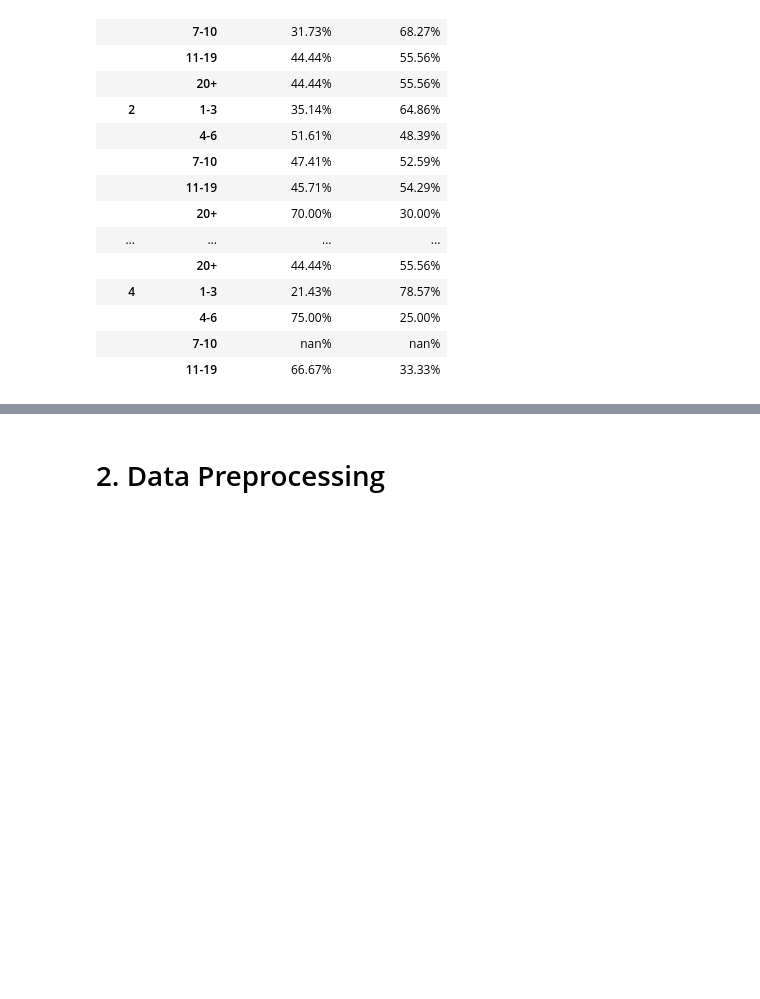
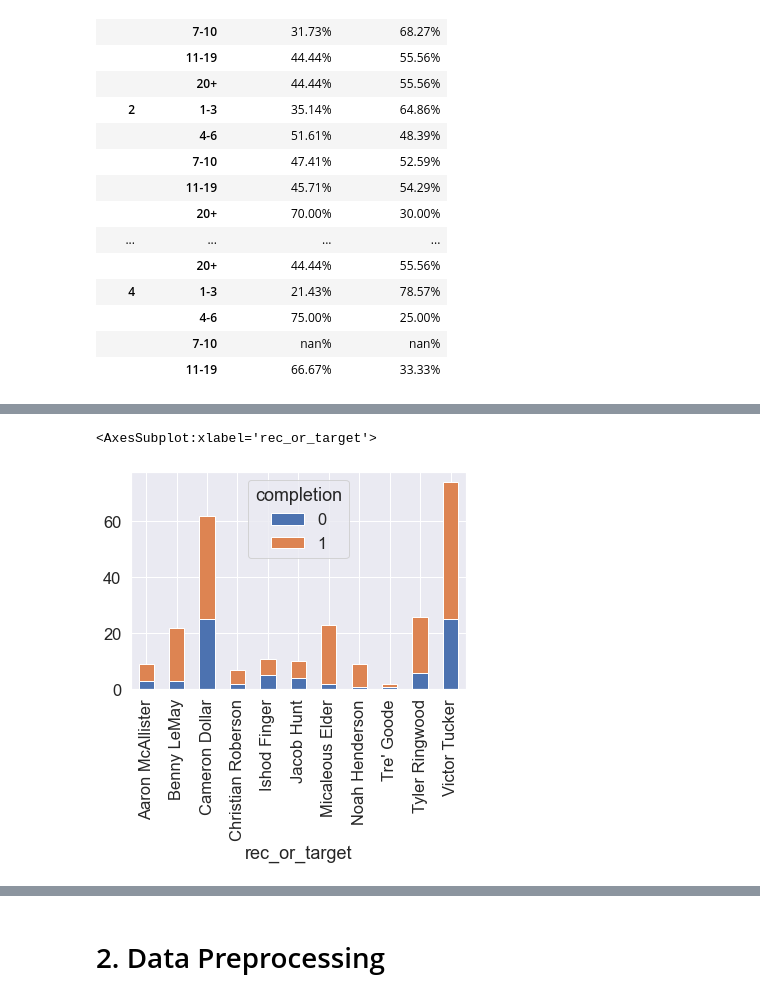
Before and after one commit to vermeer5/2019-Charlotte-FB-Play-Tendency, a Jupyter notebook: Charlotte_pbp_analysis_2019.ipynb, the cells around one changed output, grey strips where cells are left out. Cells and saved outputs as stored; diff of their text form; code cells hidden in the pictures; blank space fills up the shorter version.

```diff
--- a/Charlotte_pbp_analysis_2019.ipynb
+++ b/Charlotte_pbp_analysis_2019.ipynb
@@ -209,0 +196,4 @@ yards_to_go_df.head()
+# %%
+# Looking at only passing plays
+df_cha_pass = df_cha.loc[df_cha["pass"] == 1]
+df_cha_pass.head()
@@ -209,0 +207,2 @@ yards_to_go_df.head()
+# %%
+df_cha_pass['yards_to_go']=df_cha_pass['yds_to_go_grp'].apply(lambda x:'1-3' if x == 1 else('4-6' if x == 2 else('7-10' if x == 3 else('11-19' if x ==4 else '20+'))))
@@ -209,0 +215,5 @@ yards_to_go_df.head()
+# %%
+# column showing whether a player caught a reception or was targeted
+
+df_cha_pass['rec_or_target'] = np.where(df_cha_pass['reception_player'].isna(), df_cha_pass['target_player'],
+                                         df_cha_pass['reception_player'])
@@ -209,0 +245,10 @@ yards_to_go_df.head()
+# %%
+# Plot receptions & targets by player
+
+df_plot = df_cha_pass.groupby(['rec_or_target', 'completion']).size().reset_index().pivot(columns='completion', index='rec_or_target', values=0)
+df_plot = df_plot.dropna()
+
+df_plot.plot(kind='bar', stacked=True)
+# %% [output]
+<AxesSubplot:xlabel='rec_or_target'>
+[figure, added]
```
Also changed, not shown: parts of 23 cells of this notebook.
